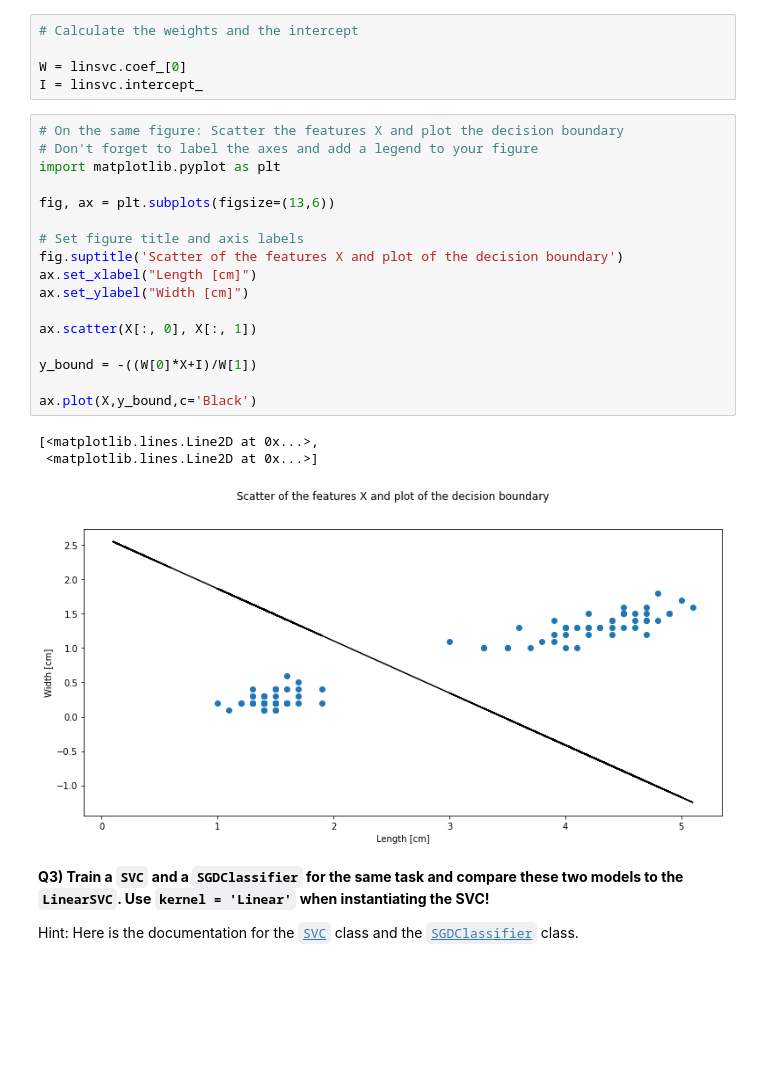
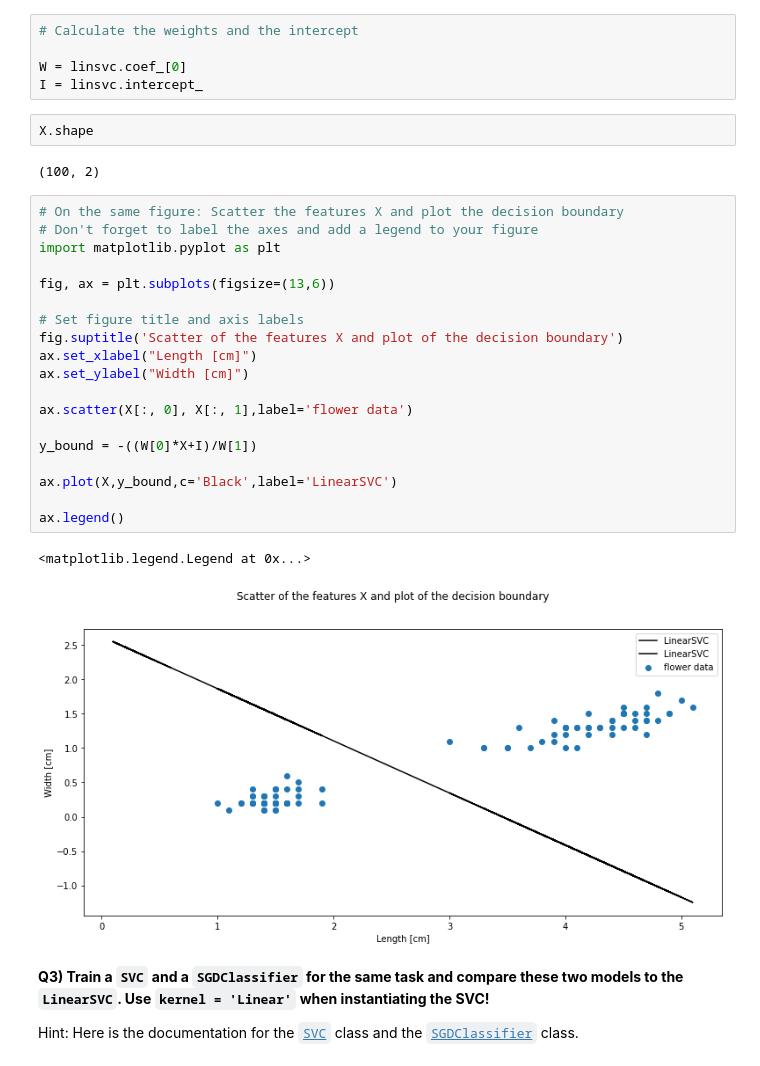
Before and after one commit to CReis93/2022_ML_Earth_Env_Sci, a Jupyter notebook: Copie_de_Copie_de_S3_1_SVM.ipynb, the cells around one changed output. Cells and saved outputs as stored; diff of their text form; blank space fills up the shorter version.

```diff
--- a/Copie_de_Copie_de_S3_1_SVM.ipynb
+++ b/Copie_de_Copie_de_S3_1_SVM.ipynb
@@ -93,27 +93,32 @@ Hint 2: Careful, if you normalize your inputs before feeding it to the SVM (e.g.
 
 W = linsvc.coef_[0]
 I = linsvc.intercept_
+# %%
+X.shape
+# %% [output]
+(100, 2)
 # %%
 # On the same figure: Scatter the features X and plot the decision boundary
 # Don't forget to label the axes and add a legend to your figure
 import matplotlib.pyplot as plt
 
 fig, ax = plt.subplots(figsize=(13,6))
 
 # Set figure title and axis labels
 fig.suptitle('Scatter of the features X and plot of the decision boundary')
 ax.set_xlabel("Length [cm]")
 ax.set_ylabel("Width [cm]")
 
-ax.scatter(X[:, 0], X[:, 1])
+ax.scatter(X[:, 0], X[:, 1],label='flower data')
 
 y_bound = -((W[0]*X+I)/W[1])
 
-ax.plot(X,y_bound,c='Black')
+ax.plot(X,y_bound,c='Black',label='LinearSVC')
+
+ax.legend()
 # %% [output]
-[<matplotlib.lines.Line2D at 0x...>,
- <matplotlib.lines.Line2D at 0x...>]
+<matplotlib.legend.Legend at 0x...>
-[figure, old version]
+[figure, new version]
 # %% [markdown]
 **Q3) Train a `SVC` and a `SGDClassifier` for the same task and compare these two models to the `LinearSVC`. Use `kernel = 'Linear'` when instantiating the SVC!**
 
```
Also changed, not shown: parts of 2 cells of this notebook.
